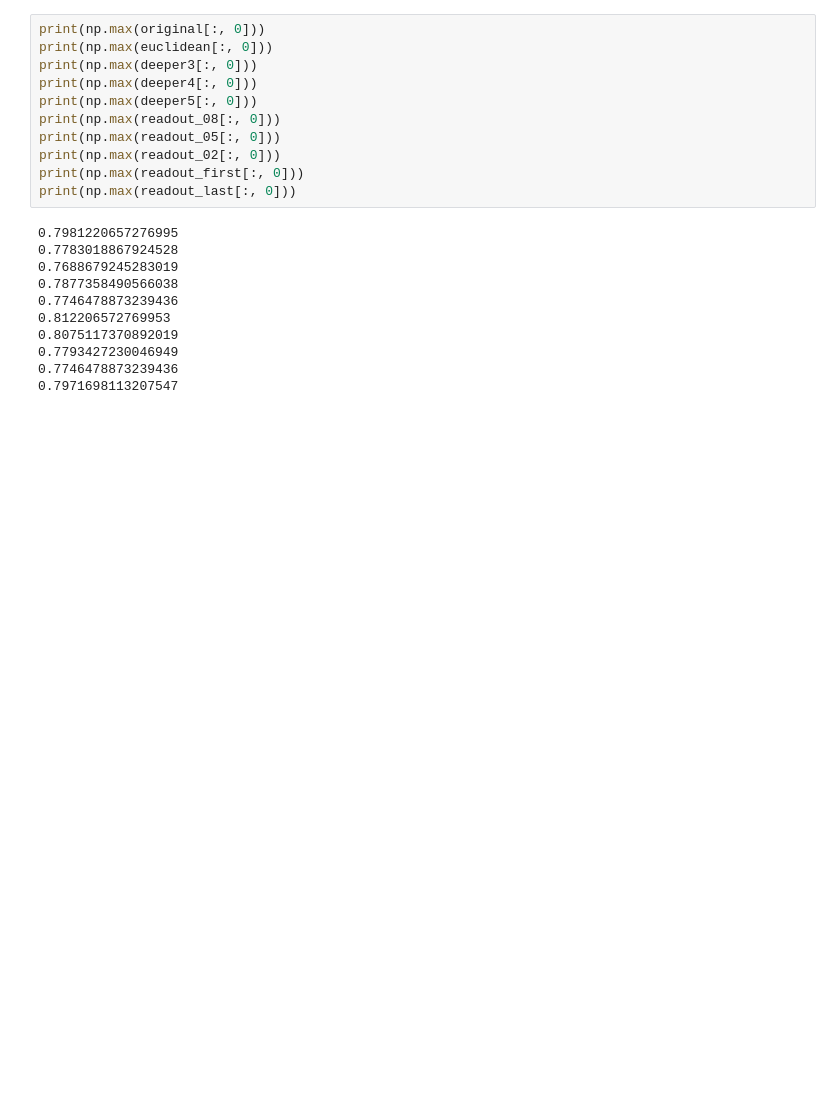
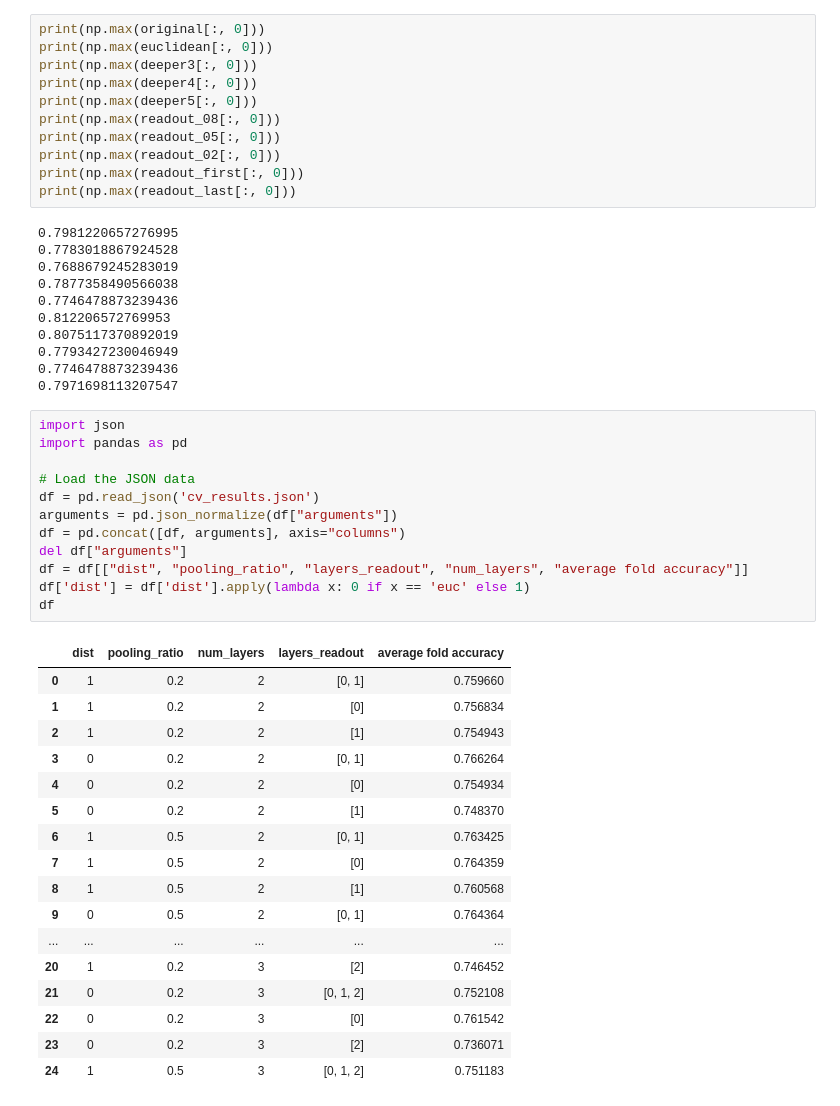
Before and after one commit to theoliver7/uzh-aml, a Jupyter notebook: results_helpers.ipynb, the cells around one changed output. Saved outputs shown, nothing was run; the diff lists cells and outputs as text; blank space fills up the shorter version.

```diff
--- a/results_helpers.ipynb
+++ b/results_helpers.ipynb
@@ -103,3 +103,33 @@ print(np.max(readout_last[:, 0]))
 0.7793427230046949
 0.7746478873239436
 0.7971698113207547
+# %%
+import json
+import pandas as pd
+
+# Load the JSON data
+df = pd.read_json('cv_results.json')
+arguments = pd.json_normalize(df["arguments"])
+df = pd.concat([df, arguments], axis="columns")
+del df["arguments"]
+df = df[["dist", "pooling_ratio", "layers_readout", "num_layers", "average fold accuracy"]]
+df['dist'] = df['dist'].apply(lambda x: 0 if x == 'euc' else 1)
+df
+# %% [output]
+|  | dist | pooling_ratio | num_layers | layers_readout | average fold accuracy |
+| 0 | 1 | 0.2 | 2 | [0, 1] | 0.759660 |
+| 1 | 1 | 0.2 | 2 | [0] | 0.756834 |
+| 2 | 1 | 0.2 | 2 | [1] | 0.754943 |
+| 3 | 0 | 0.2 | 2 | [0, 1] | 0.766264 |
+| 4 | 0 | 0.2 | 2 | [0] | 0.754934 |
+| 5 | 0 | 0.2 | 2 | [1] | 0.748370 |
+| 6 | 1 | 0.5 | 2 | [0, 1] | 0.763425 |
+| 7 | 1 | 0.5 | 2 | [0] | 0.764359 |
+| 8 | 1 | 0.5 | 2 | [1] | 0.760568 |
+| 9 | 0 | 0.5 | 2 | [0, 1] | 0.764364 |
+| ... | ... | ... | ... | ... | ... |
+| 20 | 1 | 0.2 | 3 | [2] | 0.746452 |
+| 21 | 0 | 0.2 | 3 | [0, 1, 2] | 0.752108 |
+| 22 | 0 | 0.2 | 3 | [0] | 0.761542 |
+| 23 | 0 | 0.2 | 3 | [2] | 0.736071 |
+| 24 | 1 | 0.5 | 3 | [0, 1, 2] | 0.751183 |
```
Also changed, not shown: parts of 1 cell of this notebook.
